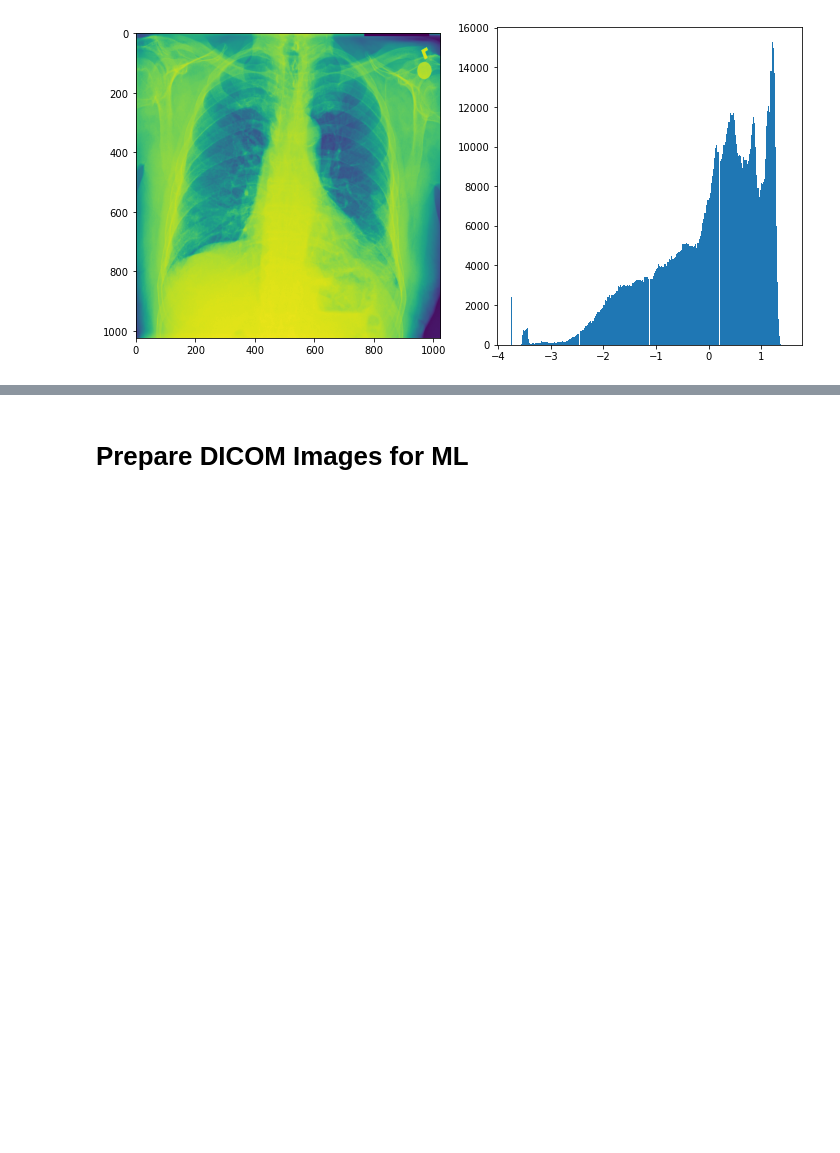
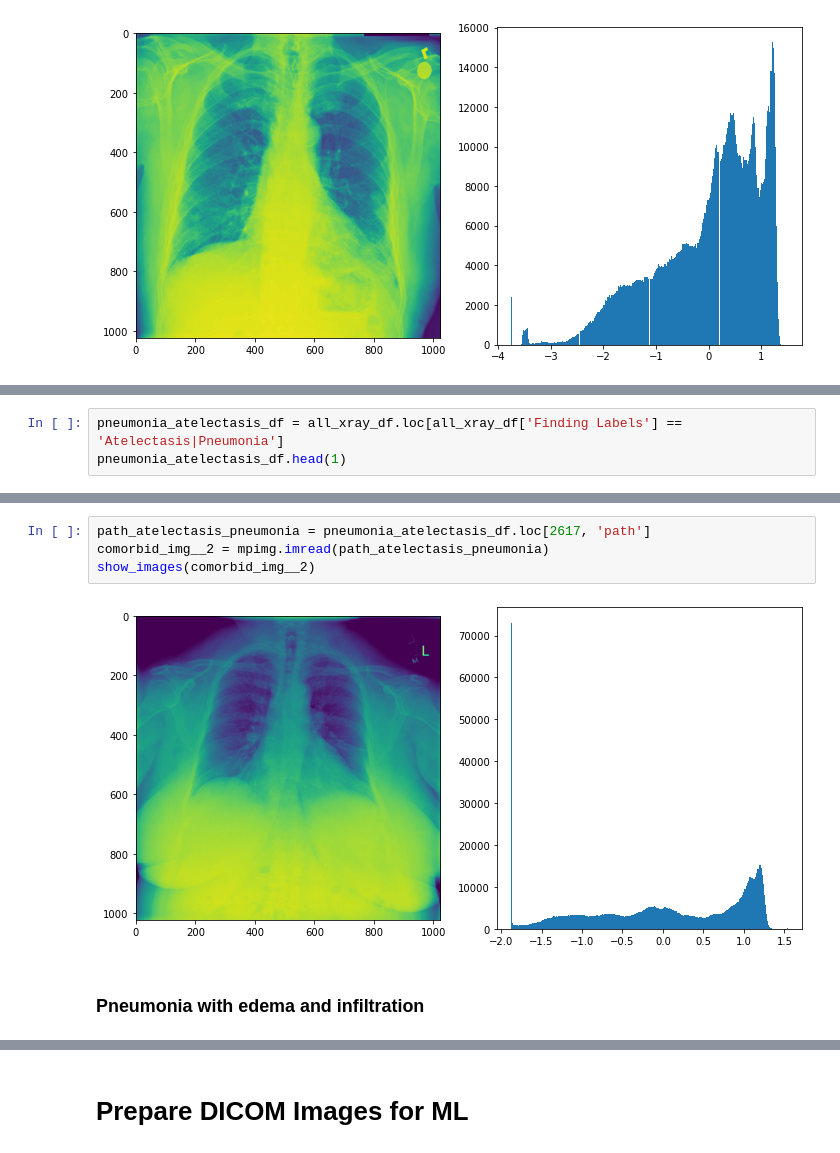
Before and after one commit to paul-reiners/pneumonia-detection-chest-x-rays, a Jupyter notebook: EDA.ipynb, the cells around one changed output, grey strips where cells are left out. Saved outputs shown, nothing was run; the diff lists cells and outputs as text; blank space fills up the shorter version.

```diff
--- a/EDA.ipynb
+++ b/EDA.ipynb
@@ -129,0 +164,3 @@ Note the differences in pixel intensity between the normal case and the two path
+# %%
+pneumonia_atelectasis_df = all_xray_df.loc[all_xray_df['Finding Labels'] == 'Atelectasis|Pneumonia']
+pneumonia_atelectasis_df.head(1)
@@ -129,0 +170,8 @@ Note the differences in pixel intensity between the normal case and the two path
+# %%
+path_atelectasis_pneumonia = pneumonia_atelectasis_df.loc[2617, 'path']
+comorbid_img__2 = mpimg.imread(path_atelectasis_pneumonia)
+show_images(comorbid_img__2)
+# %% [output]
+[figure, added]
+# %% [markdown]
+### Pneumonia with edema and infiltration
```
Also changed, not shown: parts of 29 cells of this notebook.
